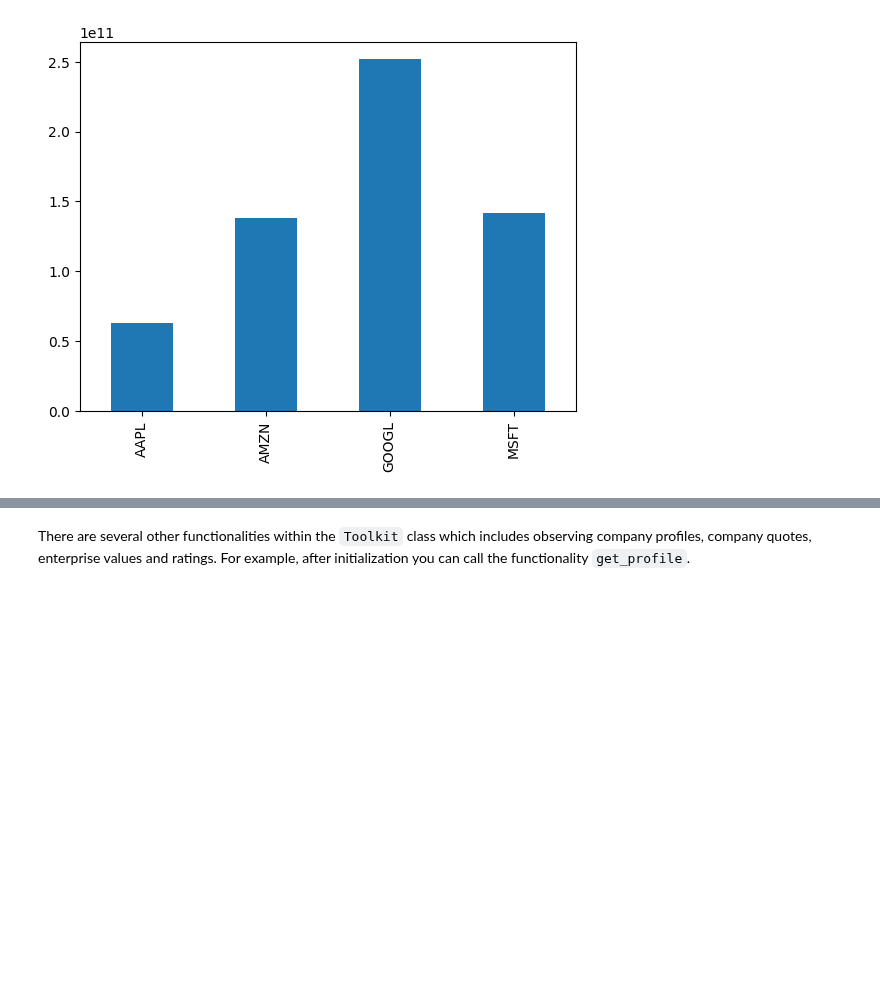
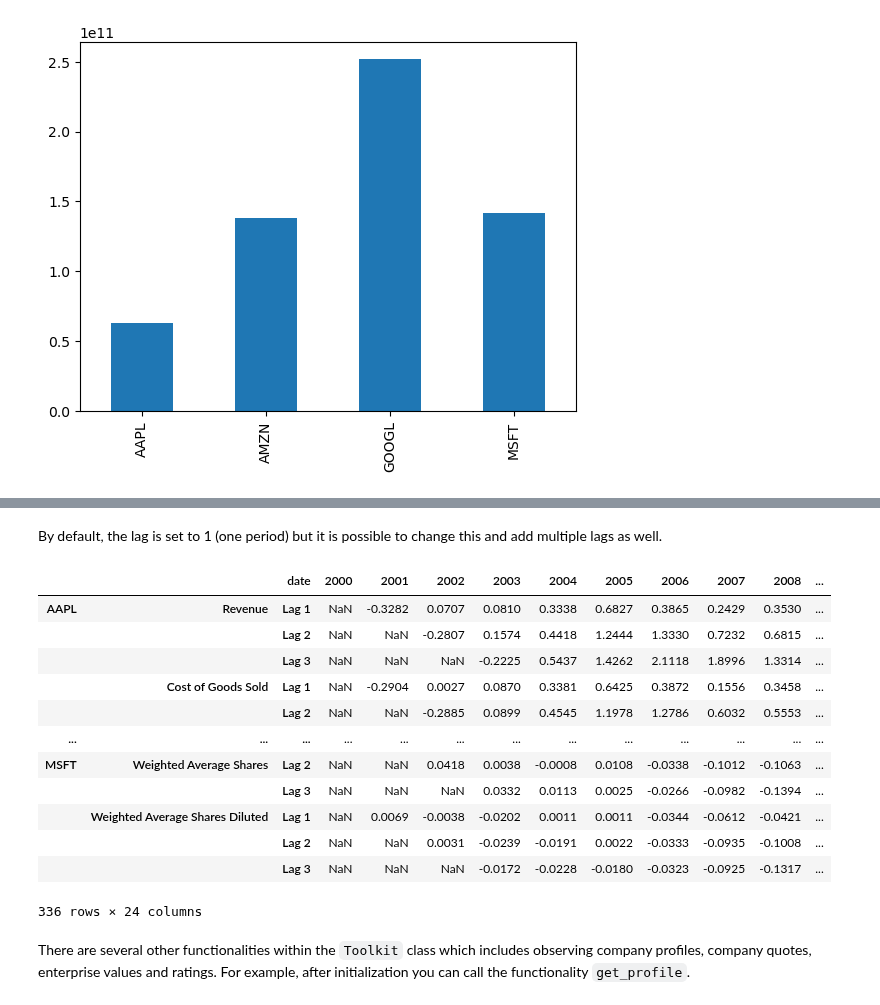
Before and after one commit to JerBouma/FinanceToolkit, a Jupyter notebook: examples/Finance Toolkit - 1. Getting Started.ipynb, the cells around one changed output, grey strips where cells are left out. Cells and saved outputs as stored; diff of their text form; code cells hidden in the pictures; blank space fills up the shorter version.

```diff
--- a/examples/Finance Toolkit - 1. Getting Started.ipynb
+++ b/examples/Finance Toolkit - 1. Getting Started.ipynb
@@ -191,3 +196,21 @@ balance_sheet.loc[:, "Total Shareholder Equity", :]["2021"].plot(kind="bar")
+# %% [markdown]
+By default, the lag is set to 1 (one period) but it is possible to change this and add multiple lags as well.
+# %%
+companies.get_income_statement(growth=True, lag=[1, 2, 3])
+# %% [output]
+|  |  | date | 2000 | 2001 | 2002 | 2003 | 2004 | 2005 | 2006 | 2007 | 2008 | ... |
+| AAPL | Revenue | Lag 1 | NaN | -0.3282 | 0.0707 | 0.0810 | 0.3338 | 0.6827 | 0.3865 | 0.2429 | 0.3530 | ... |
+|  |  | Lag 2 | NaN | NaN | -0.2807 | 0.1574 | 0.4418 | 1.2444 | 1.3330 | 0.7232 | 0.6815 | ... |
+|  |  | Lag 3 | NaN | NaN | NaN | -0.2225 | 0.5437 | 1.4262 | 2.1118 | 1.8996 | 1.3314 | ... |
+|  | Cost of Goods Sold | Lag 1 | NaN | -0.2904 | 0.0027 | 0.0870 | 0.3381 | 0.6425 | 0.3872 | 0.1556 | 0.3458 | ... |
+|  |  | Lag 2 | NaN | NaN | -0.2885 | 0.0899 | 0.4545 | 1.1978 | 1.2786 | 0.6032 | 0.5553 | ... |
+| ... | ... | ... | ... | ... | ... | ... | ... | ... | ... | ... | ... | ... |
+| MSFT | Weighted Average Shares | Lag 2 | NaN | NaN | 0.0418 | 0.0038 | -0.0008 | 0.0108 | -0.0338 | -0.1012 | -0.1063 | ... |
+|  |  | Lag 3 | NaN | NaN | NaN | 0.0332 | 0.0113 | 0.0025 | -0.0266 | -0.0982 | -0.1394 | ... |
+|  | Weighted Average Shares Diluted | Lag 1 | NaN | 0.0069 | -0.0038 | -0.0202 | 0.0011 | 0.0011 | -0.0344 | -0.0612 | -0.0421 | ... |
+|  |  | Lag 2 | NaN | NaN | 0.0031 | -0.0239 | -0.0191 | 0.0022 | -0.0333 | -0.0935 | -0.1008 | ... |
+|  |  | Lag 3 | NaN | NaN | NaN | -0.0172 | -0.0228 | -0.0180 | -0.0323 | -0.0925 | -0.1317 | ... |
+336 rows × 24 columns
 # %% [markdown]
 There are several other functionalities within the `Toolkit` class which includes observing company profiles, company quotes, enterprise values and ratings. For example, after initialization you can call the functionality `get_profile`.
 # %%
```
Also changed, not shown: parts of 28 cells of this notebook.
